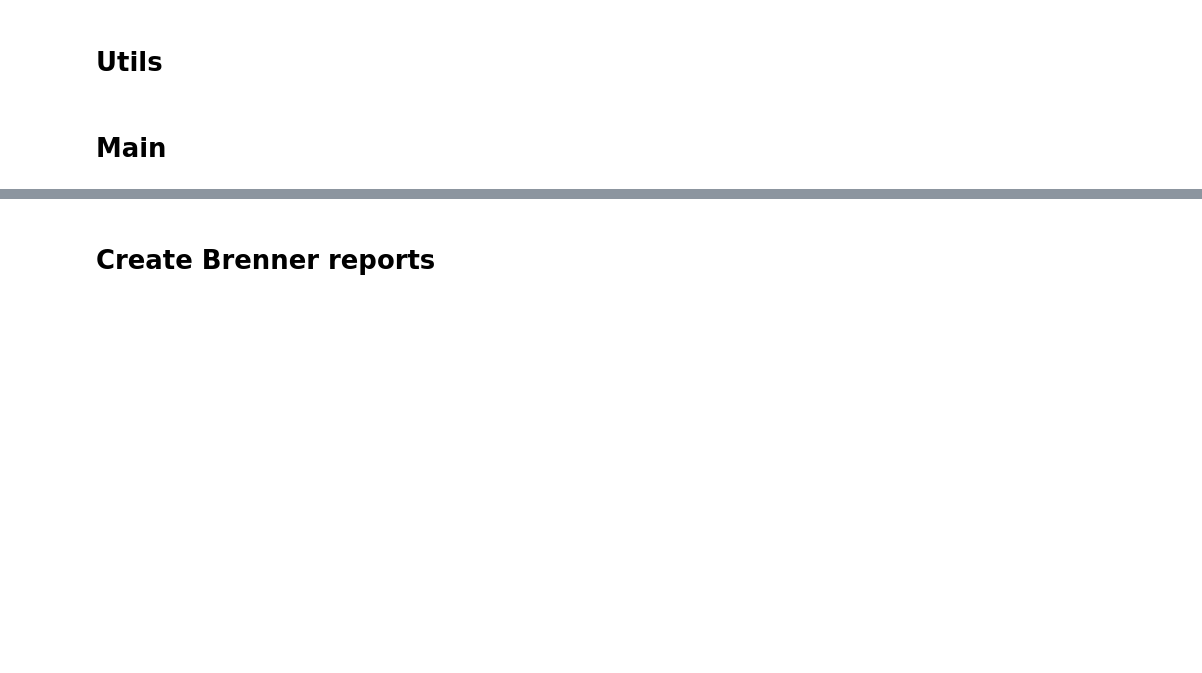
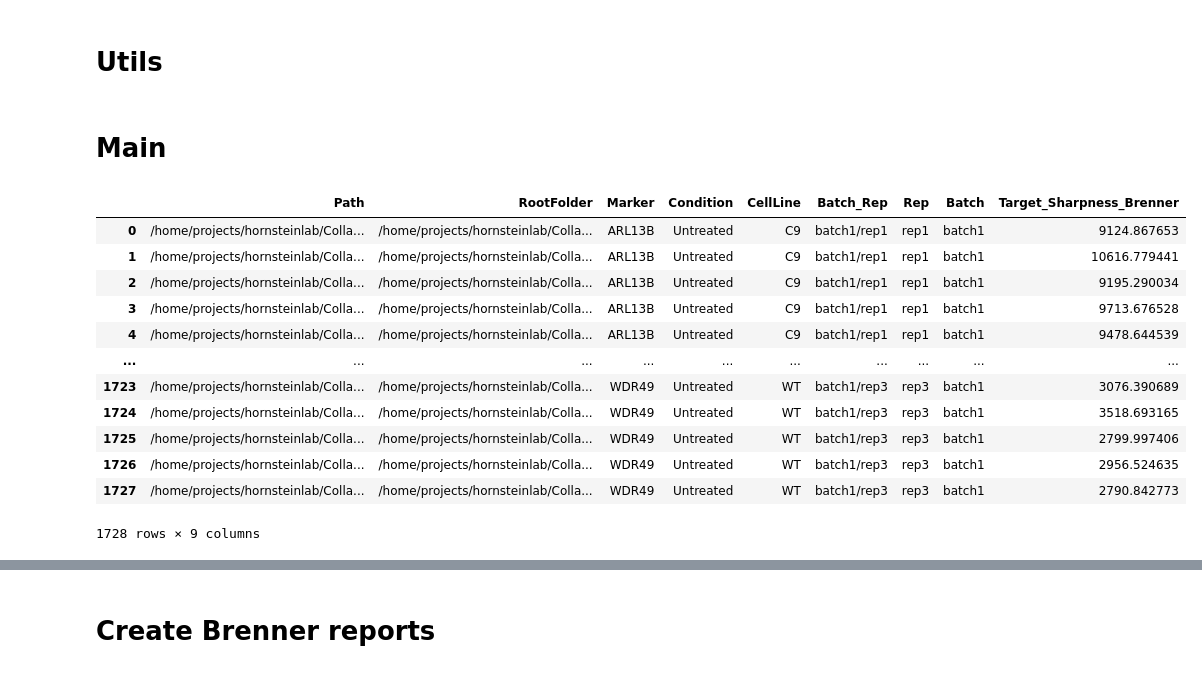
Before and after one commit to Sagykri/NOVA, a Jupyter notebook: tools/preprocessing_tools/set_brenner.ipynb, the cells around one changed output, grey strips where cells are left out. Cells and saved outputs as stored; diff of their text form; code cells hidden in the pictures; blank space fills up the shorter version.

Commit message:
revert to refactored version of brenner setting

```diff
--- a/tools/preprocessing_tools/set_brenner.ipynb
+++ b/tools/preprocessing_tools/set_brenner.ipynb
@@ -1,17 +1,17 @@
 # %%
 #################### Params ###############
 
-NOVA_HOME = '/home/labs/hornsteinlab/Collaboration/NOVA_GAL/NOVA'
-preprocessing_path = "/home/labs/hornsteinlab/Collaboration/FUNOVA/outputs/preprocessing/brenner"
-exp = '_exp4'
-csv_name = f'raw_metrics110225{exp}.csv'
-mappings_filepath = f"/home/labs/hornsteinlab/Collaboration/NOVA_GAL/NOVA/manuscript/markers_focus_boundries/markers_focus_boundries_funova{exp}_25.2.25.csv"
-imgs_path = '/home/labs/hornsteinlab/Collaboration/FUNOVA/input/images/raw/'
+NOVA_HOME = '/home/projects/hornsteinlab/Collaboration/NOVA_GAL/NOVA'
+preprocessing_path = "/home/projects/hornsteinlab/Collaboration/MOmaps/outputs/preprocessing/iAstrocytes/brenner"
+csv_name = f'raw_metrics110625.csv'
+mappings_filepath = f"/home/projects/hornsteinlab/Collaboration/NOVA_GAL/NOVA/manuscript/markers_focus_boundries/markers_focus_boundries_iAstrocytes.csv"
+imgs_path = '/home/projects/hornsteinlab/Collaboration/MOmaps/input/images/raw/John/iAstrocytes/ordered/'
 
 metric_name = 'Target_Sharpness_Brenner'
 img_shape = 1024
 percentiles_resolution = 0.0001
-percentile_ranges_for_reports = [0, 0.1, 0.2, 0.3, 0.5, 0.7, 1, 2, 5, 10, 15, 20, 30, 40, 60, 75, 80, 85, 90, 95, 98, 99, 99.5, 99.7, 99.8,99.9,100]
+# percentile_ranges_for_reports = [0, 0.1, 0.2, 0.3, 0.5, 0.7, 1, 2, 5, 10, 15, 20, 30, 40, 60, 75, 80, 85, 90, 95, 98, 99, 99.5, 99.7, 99.8,99.9,100]
+percentile_ranges_for_reports = [0, 5, 10, 15, 20, 30, 40, 60, 75, 80, 85, 90, 95, 100]
 # %%
 import os
 import sys
@@ -416,2 +402,19 @@ df.Path.iloc[0]
+# %%
+df = pd.read_csv(os.path.join(preprocessing_path, csv_name))
+df
+# %% [output]
+|  | Path | RootFolder | Marker | Condition | CellLine | Batch_Rep | Rep | Batch | Target_Sharpness_Brenner |
+| 0 | /home/projects/hornsteinlab/Colla... | /home/projects/hornsteinlab/Colla... | ARL13B | Untreated | C9 | batch1/rep1 | rep1 | batch1 | 9124.867653 |
+| 1 | /home/projects/hornsteinlab/Colla... | /home/projects/hornsteinlab/Colla... | ARL13B | Untreated | C9 | batch1/rep1 | rep1 | batch1 | 10616.779441 |
+| 2 | /home/projects/hornsteinlab/Colla... | /home/projects/hornsteinlab/Colla... | ARL13B | Untreated | C9 | batch1/rep1 | rep1 | batch1 | 9195.290034 |
+| 3 | /home/projects/hornsteinlab/Colla... | /home/projects/hornsteinlab/Colla... | ARL13B | Untreated | C9 | batch1/rep1 | rep1 | batch1 | 9713.676528 |
+| 4 | /home/projects/hornsteinlab/Colla... | /home/projects/hornsteinlab/Colla... | ARL13B | Untreated | C9 | batch1/rep1 | rep1 | batch1 | 9478.644539 |
+| ... | ... | ... | ... | ... | ... | ... | ... | ... | ... |
+| 1723 | /home/projects/hornsteinlab/Colla... | /home/projects/hornsteinlab/Colla... | WDR49 | Untreated | WT | batch1/rep3 | rep3 | batch1 | 3076.390689 |
+| 1724 | /home/projects/hornsteinlab/Colla... | /home/projects/hornsteinlab/Colla... | WDR49 | Untreated | WT | batch1/rep3 | rep3 | batch1 | 3518.693165 |
+| 1725 | /home/projects/hornsteinlab/Colla... | /home/projects/hornsteinlab/Colla... | WDR49 | Untreated | WT | batch1/rep3 | rep3 | batch1 | 2799.997406 |
+| 1726 | /home/projects/hornsteinlab/Colla... | /home/projects/hornsteinlab/Colla... | WDR49 | Untreated | WT | batch1/rep3 | rep3 | batch1 | 2956.524635 |
+| 1727 | /home/projects/hornsteinlab/Colla... | /home/projects/hornsteinlab/Colla... | WDR49 | Untreated | WT | batch1/rep3 | rep3 | batch1 | 2790.842773 |
+1728 rows × 9 columns
 # %%
 df['Marker'].value_counts()
```
Also changed, not shown: parts of 12 cells of this notebook.
